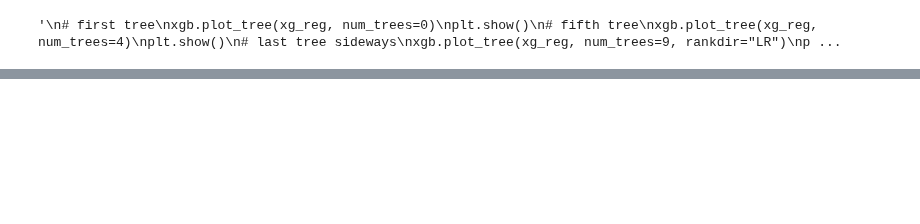
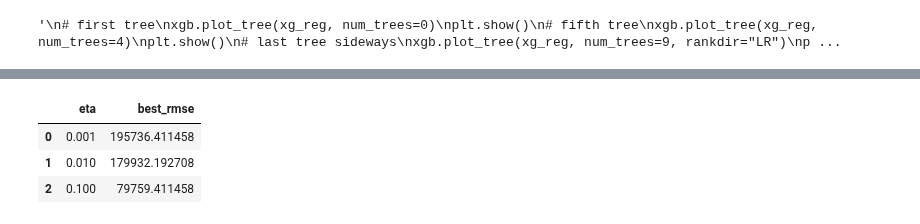
Before and after one commit to GuoweiYang19891101/datacamp_machine_learning_scientist_python, a Jupyter notebook: 5_extreme_gradient_boosting.ipynb, the cells around one changed output, grey strips where cells are left out. Saved outputs shown, nothing was run; the diff lists cells and outputs as text; code cells hidden in the pictures; blank space fills up the shorter version.

```diff
--- a/5_extreme_gradient_boosting.ipynb
+++ b/5_extreme_gradient_boosting.ipynb
@@ -520,0 +620,28 @@ plt.show()
+# %%
+# tuning eta / learning rate in xgboost
+import pandas as pd
+import xgboost as xgb
+
+# get dataset and convert data to DMatrix
+housing_prices = pd.read_csv('5_datasets/ames_housing_prices(preprocessed).csv')
+X, y = housing_prices.iloc[:, :-1], housing_prices.iloc[:, -1]
+housing_dmatrix = xgb.DMatrix(data=X, label=y)
+
+# create params dict
+params = {"objective":"reg:linear", "max_depth":3}
+
+# tuning eta
+eta_vals = [.001, 0.01, 0.1]
+best_rmse = []
+
+for eta in eta_vals:
+    params["eta"] = eta
+    cv_results = xgb.cv(params=params, dtrain=housing_dmatrix,num_boost_round=10,
+                        nfold=3, early_stopping_rounds=5, metrics="rmse",
+                        as_pandas=True, seed=123)
+    best_rmse.append(cv_results["test-rmse-mean"].tail().values[-1])
+
+# print result as DataFrame
+df = pd.DataFrame(list(zip(eta_vals, best_rmse)), columns=["eta", "best_rmse"])
+df
+# %% [output]
@@ -520,0 +657,4 @@ plt.show()
+|  | eta | best_rmse |
+| 0 | 0.001 | 195736.411458 |
+| 1 | 0.010 | 179932.192708 |
+| 2 | 0.100 | 79759.411458 |
```
Also changed, not shown: parts of 18 cells of this notebook.
